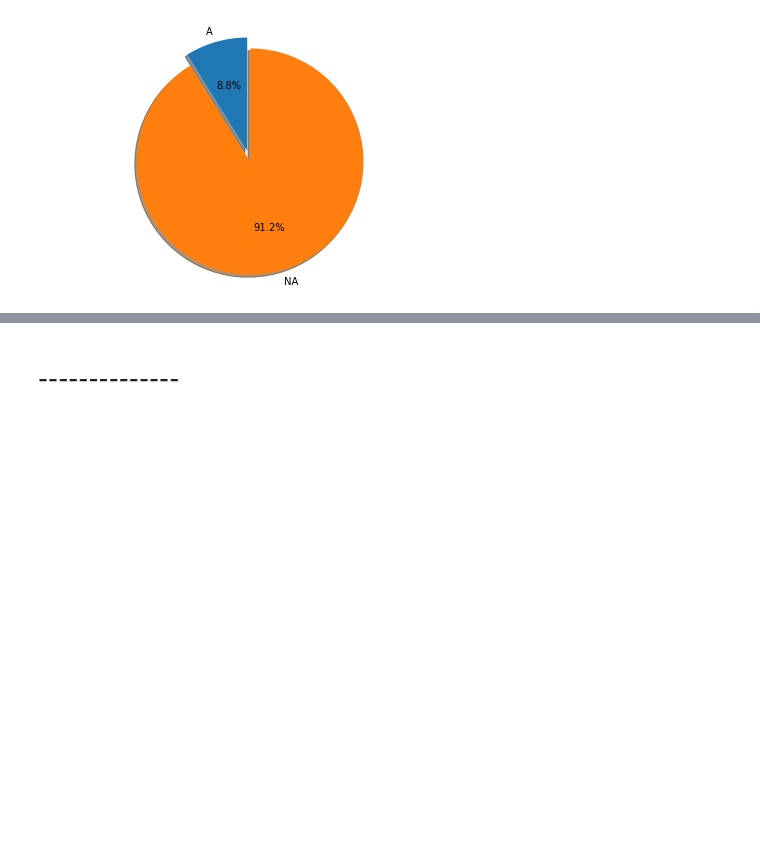
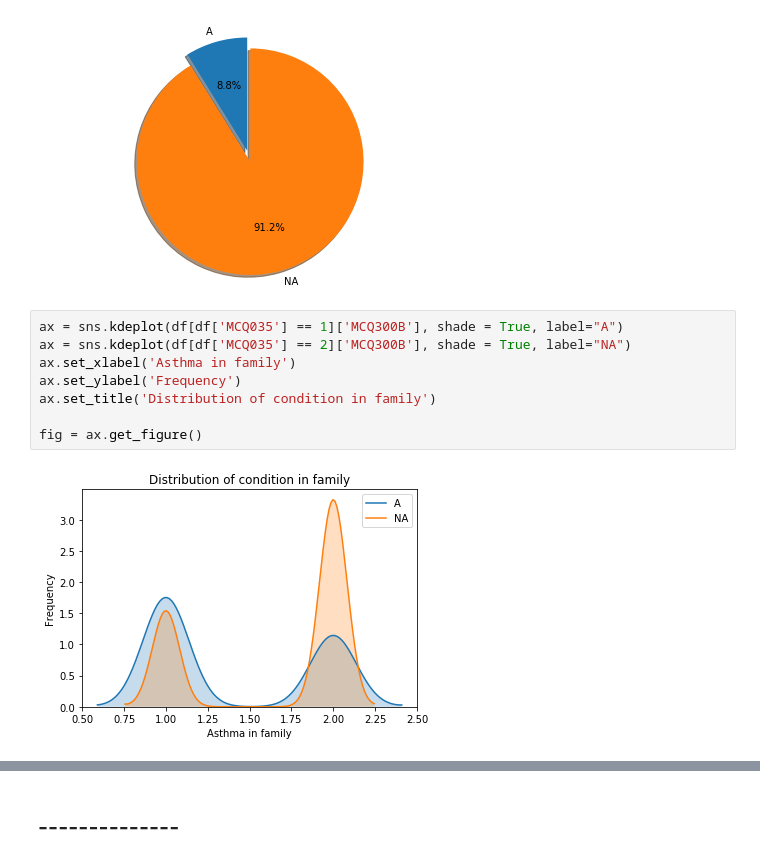
Before and after one commit to ram-avni/health_condition_predictor, a Jupyter notebook: Data_records.ipynb, the cells around one changed output, grey strips where cells are left out. Saved outputs shown, nothing was run; the diff lists cells and outputs as text; blank space fills up the shorter version.

Commit message:
graphs

```diff
--- a/Data_records.ipynb
+++ b/Data_records.ipynb
@@ -254,3 +254,13 @@ plt.savefig('class_dist', dpi=200)
 plt.show()
 # %% [output]
 [figure]
+# %%
+ax = sns.kdeplot(df[df['MCQ035'] == 1]['MCQ300B'], shade = True, label="A")
+ax = sns.kdeplot(df[df['MCQ035'] == 2]['MCQ300B'], shade = True, label="NA")
+ax.set_xlabel('Asthma in family')
+ax.set_ylabel('Frequency')
+ax.set_title('Distribution of condition in family')
+
+fig = ax.get_figure()
+# %% [output]
+[figure, added]
```
Also changed, not shown: parts of 2 cells of this notebook.
